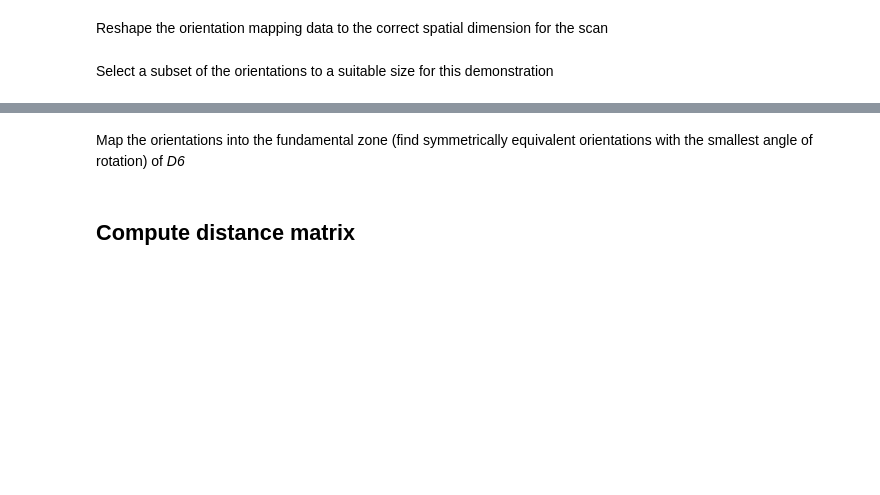
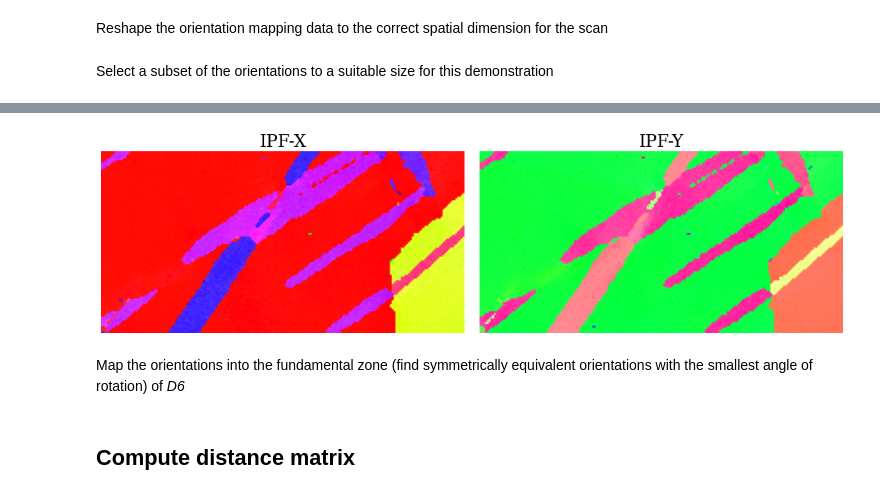
Before and after one commit to pyxem/orix, a Jupyter notebook: doc/clustering_orientations.ipynb, the cells around one changed output, grey strips where cells are left out. Drawn from its saved outputs; the diff is of its cells as text; code cells hidden in the pictures; blank space fills up the shorter version.

```diff
--- a/doc/clustering_orientations.ipynb
+++ b/doc/clustering_orientations.ipynb
@@ -62,0 +43,3 @@ Orientation (193167,) 622
+# %%
+ori = data.ti_orientations(allow_download=True)
+ori
@@ -63,3 +60,5 @@ Orientation (193167,) 622
+# %%
+ori = ~ori
 # %% [markdown]
 Reshape the orientation mapping data to the correct spatial dimension for the
 scan
@@ -72,3 +78,15 @@ ori = ori[-100:, :200]
+# %%
+fig, ax = plt.subplots(ncols=2, figsize=(15, 10))
+directions = [(1, 0, 0), (0, 1, 0)]
+titles = ["X", "Y"]
+for i in range(len(ax)):
+    ckey.direction = Vector3d(directions[i])
+    ax[i].imshow(ckey.orientation2color(~ori))  # Invert because orix assumes lab2crystal when coloring orientations
+    ax[i].set_title(f"IPF-{titles[i]}")
+    ax[i].axis("off")
+fig.tight_layout()
+# %% [output]
+[figure, added]
 # %% [markdown]
 Map the orientations into the fundamental zone (find
 symmetrically equivalent orientations with the smallest
```
Also changed, not shown: parts of 13 cells of this notebook.
